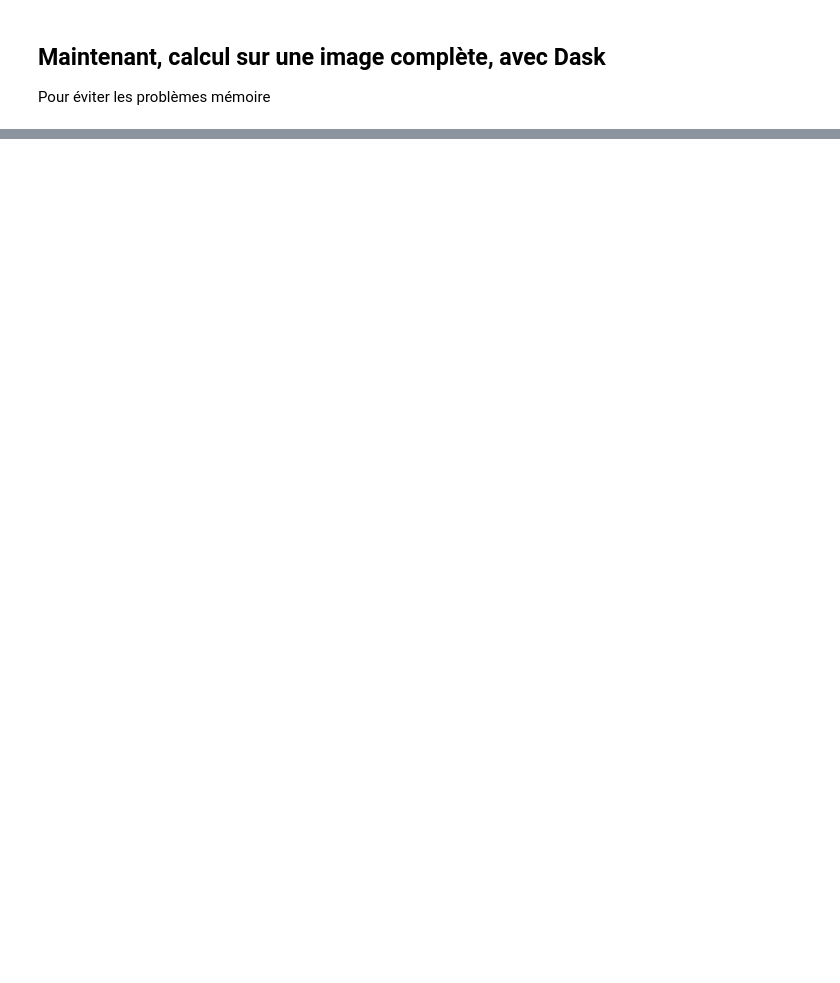
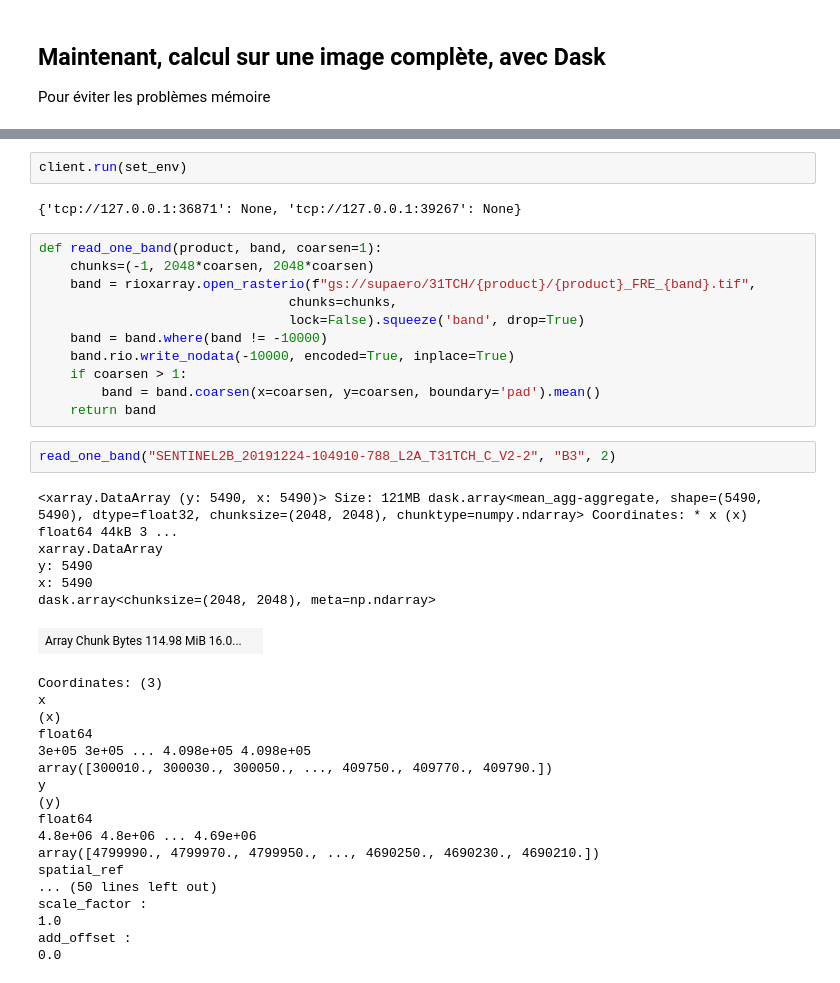
Before and after one commit to guillaumeeb/supaero-otsu-course, a Jupyter notebook: ndsi.ipynb, the cells around one changed output, grey strips where cells are left out. Cells and saved outputs as stored; diff of their text form; blank space fills up the shorter version.

```diff
--- a/ndsi.ipynb
+++ b/ndsi.ipynb
@@ -82,0 +259,41 @@ Pour éviter les problèmes mémoire
+# %%
+client.run(set_env)
+# %% [output]
+{'tcp://127.0.0.1:36871': None, 'tcp://127.0.0.1:39267': None}
+# %%
+def read_one_band(product, band, coarsen=1):
+    chunks=(-1, 2048*coarsen, 2048*coarsen)
+    band = rioxarray.open_rasterio(f"gs://supaero/31TCH/{product}/{product}_FRE_{band}.tif",
+                                chunks=chunks,
+                                lock=False).squeeze('band', drop=True)
+    band = band.where(band != -10000)
+    band.rio.write_nodata(-10000, encoded=True, inplace=True)
+    if coarsen > 1:
+        band = band.coarsen(x=coarsen, y=coarsen, boundary='pad').mean()
+    return band
+# %%
+read_one_band("SENTINEL2B_20191224-104910-788_L2A_T31TCH_C_V2-2", "B3", 2)
+# %% [output]
+<xarray.DataArray (y: 5490, x: 5490)> Size: 121MB dask.array<mean_agg-aggregate, shape=(5490, 5490), dtype=float32, chunksize=(2048, 2048), chunktype=numpy.ndarray> Coordinates: * x (x) float64 44kB 3 ...
+xarray.DataArray
+y: 5490
+x: 5490
+dask.array<chunksize=(2048, 2048), meta=np.ndarray>
+| Array Chunk Bytes 114.98 MiB 16.0... |  |
+Coordinates: (3)
+x
+(x)
+float64
+3e+05 3e+05 ... 4.098e+05 4.098e+05
+array([300010., 300030., 300050., ..., 409750., 409770., 409790.])
+y
+(y)
+float64
+4.8e+06 4.8e+06 ... 4.69e+06
+array([4799990., 4799970., 4799950., ..., 4690250., 4690230., 4690210.])
+spatial_ref
+... (50 lines left out)
+scale_factor :
+1.0
+add_offset :
+0.0
```
Also changed, not shown: parts of 22 cells of this notebook, 2 other files.
